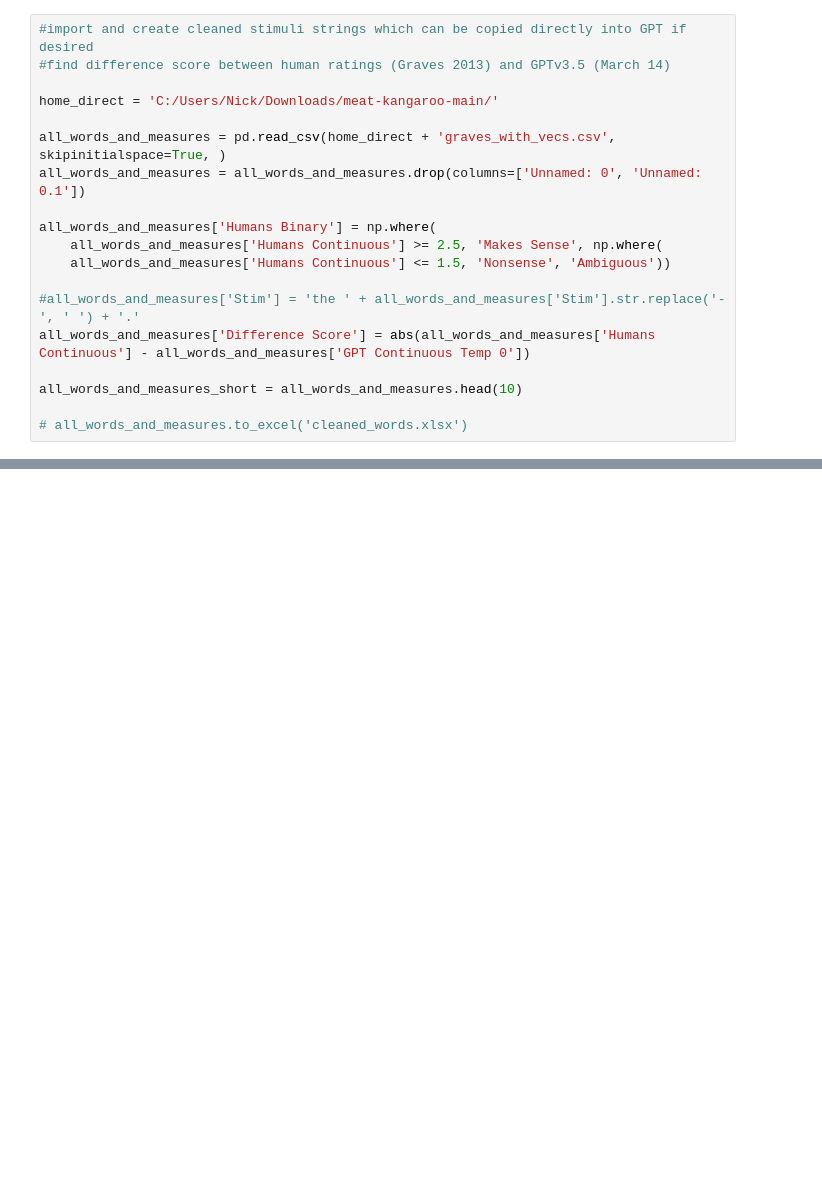
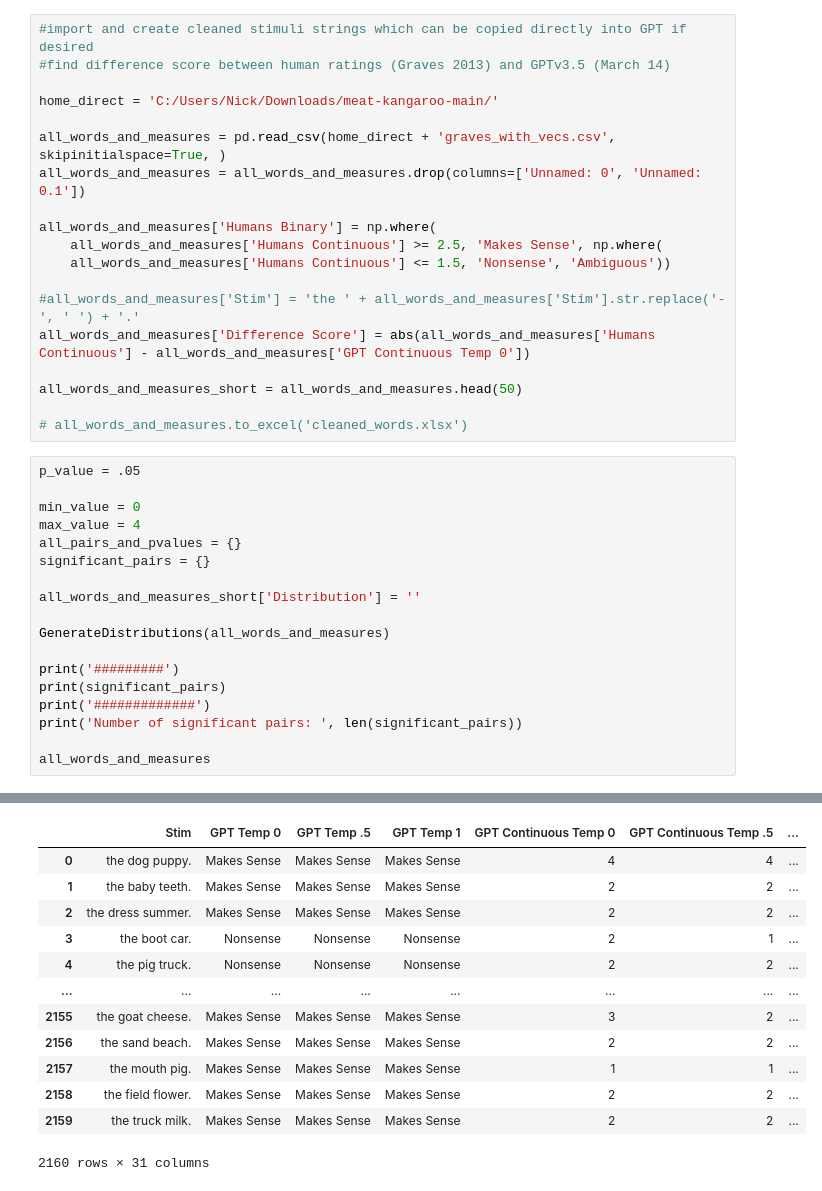
Before and after one commit to NickRiccardi/two-word-test, a Jupyter notebook: distribution-tests.ipynb, the cells around one changed output, grey strips where cells are left out. Saved outputs shown, nothing was run; the diff lists cells and outputs as text; blank space fills up the shorter version.

Commit message:
upload the fake distributions

```diff
--- a/distribution-tests.ipynb
+++ b/distribution-tests.ipynb
@@ -40,6 +93,25 @@ all_words_and_measures['Humans Binary'] = np.where(
 #all_words_and_measures['Stim'] = 'the ' + all_words_and_measures['Stim'].str.replace('-', ' ') + '.'
 all_words_and_measures['Difference Score'] = abs(all_words_and_measures['Humans Continuous'] - all_words_and_measures['GPT Continuous Temp 0'])
 
-all_words_and_measures_short = all_words_and_measures.head(10)
+all_words_and_measures_short = all_words_and_measures.head(50)
 
 # all_words_and_measures.to_excel('cleaned_words.xlsx')
+# %%
+p_value = .05
+
+min_value = 0
+max_value = 4
+all_pairs_and_pvalues = {}
+significant_pairs = {}
+
+all_words_and_measures_short['Distribution'] = ''
+
+GenerateDistributions(all_words_and_measures)
+
+print('#########')
+print(significant_pairs)
+print('#############')
+print('Number of significant pairs: ', len(significant_pairs))
+
+all_words_and_measures
+# %% [output]
@@ -45,0 +140,13 @@ all_words_and_measures_short = all_words_and_measures.head(10)
+|  | Stim | GPT Temp 0 | GPT Temp .5 | GPT Temp 1 | GPT Continuous Temp 0 | GPT Continuous Temp .5 | ... |
+| 0 | the dog puppy. | Makes Sense | Makes Sense | Makes Sense | 4 | 4 | ... |
+| 1 | the baby teeth. | Makes Sense | Makes Sense | Makes Sense | 2 | 2 | ... |
+| 2 | the dress summer. | Makes Sense | Makes Sense | Makes Sense | 2 | 2 | ... |
+| 3 | the boot car. | Nonsense | Nonsense | Nonsense | 2 | 1 | ... |
+| 4 | the pig truck. | Nonsense | Nonsense | Nonsense | 2 | 2 | ... |
+| ... | ... | ... | ... | ... | ... | ... | ... |
+| 2155 | the goat cheese. | Makes Sense | Makes Sense | Makes Sense | 3 | 2 | ... |
+| 2156 | the sand beach. | Makes Sense | Makes Sense | Makes Sense | 2 | 2 | ... |
+| 2157 | the mouth pig. | Makes Sense | Makes Sense | Makes Sense | 1 | 1 | ... |
+| 2158 | the field flower. | Makes Sense | Makes Sense | Makes Sense | 2 | 2 | ... |
+| 2159 | the truck milk. | Makes Sense | Makes Sense | Makes Sense | 2 | 2 | ... |
+2160 rows × 31 columns
```
Also changed, not shown: parts of 9 cells of this notebook, 2 other files.
